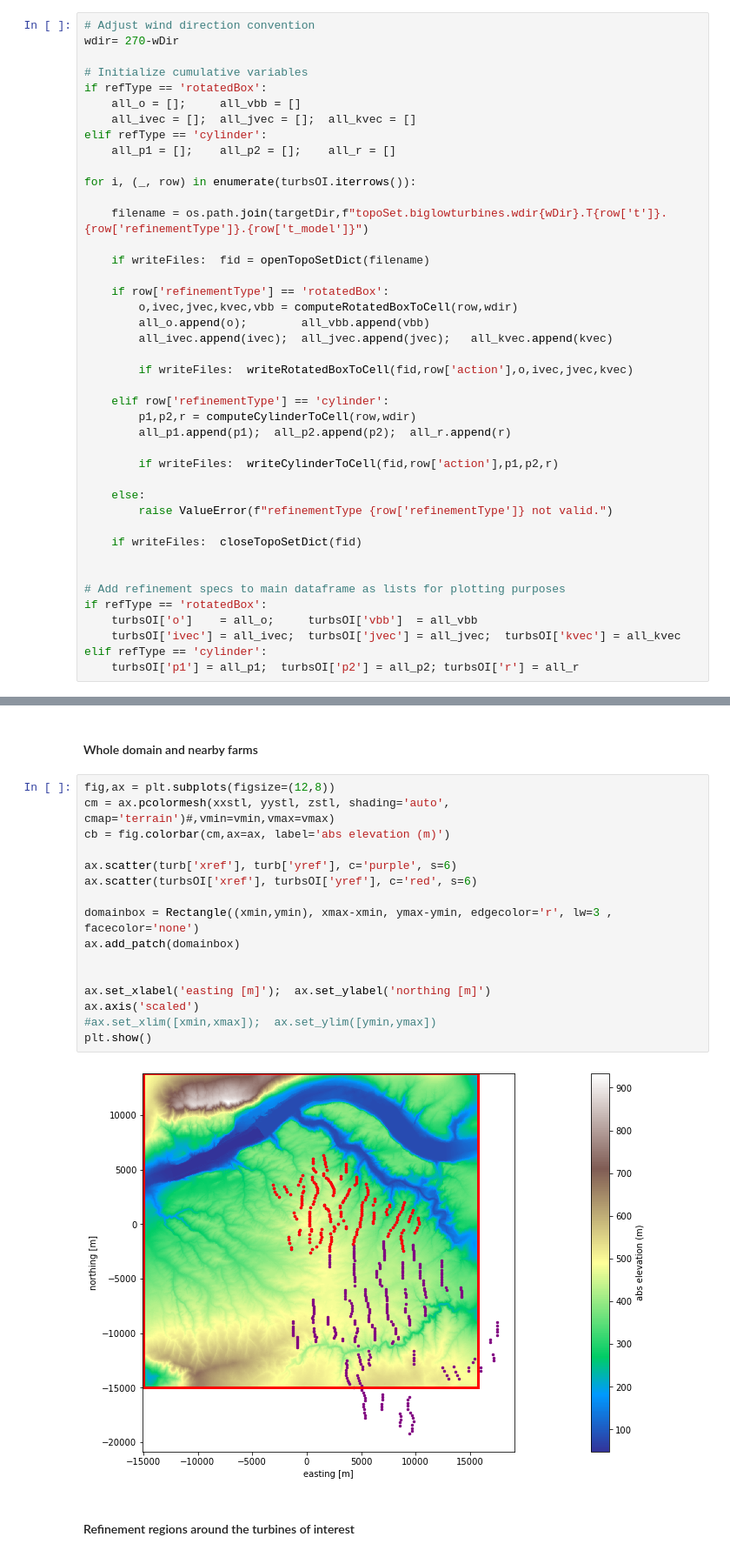
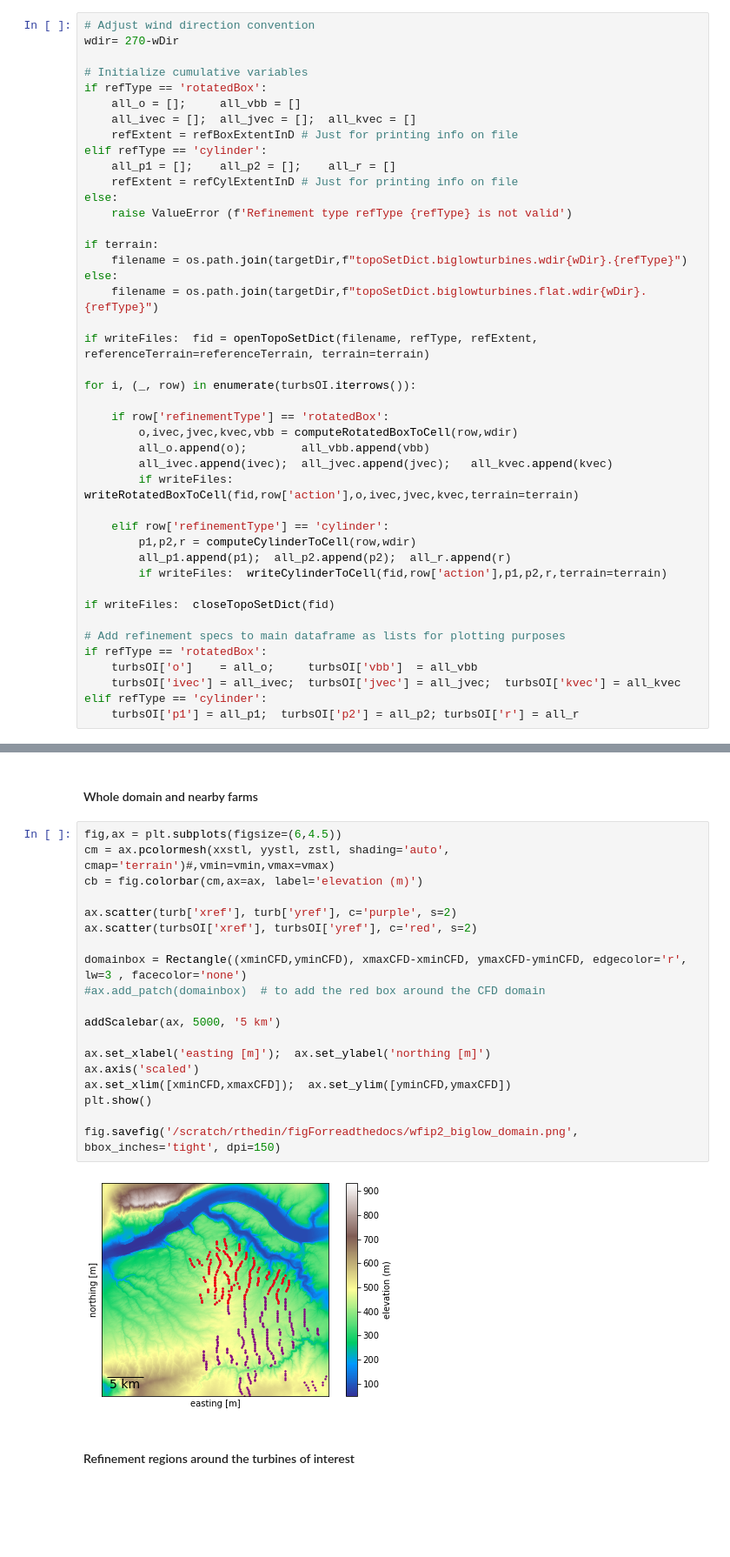
Before and after one commit to rthedin/utilities, a Jupyter notebook: uswtdb2samplingAndRefinementFiles.ipynb, the cells around one changed output, grey strips where cells are left out. Shown at 87% size. Drawn from its saved outputs; the diff is of its cells as text; blank space fills up the shorter version.

```diff
--- a/uswtdb2samplingAndRefinementFiles.ipynb
+++ b/uswtdb2samplingAndRefinementFiles.ipynb
@@ -439,33 +499,34 @@ wdir= 270-wDir
 if refType == 'rotatedBox':
     all_o = [];     all_vbb = []
     all_ivec = [];  all_jvec = [];  all_kvec = []
+    refExtent = refBoxExtentInD # Just for printing info on file
 elif refType == 'cylinder':
     all_p1 = [];    all_p2 = [];    all_r = []
+    refExtent = refCylExtentInD # Just for printing info on file
+else:
+    raise ValueError (f'Refinement type refType {refType} is not valid')
+
+if terrain:
+    filename = os.path.join(targetDir,f"topoSetDict.biglowturbines.wdir{wDir}.{refType}")
+else:
+    filename = os.path.join(targetDir,f"topoSetDict.biglowturbines.flat.wdir{wDir}.{refType}")
+
+if writeFiles:  fid = openTopoSetDict(filename, refType, refExtent, referenceTerrain=referenceTerrain, terrain=terrain)
 
 for i, (_, row) in enumerate(turbsOI.iterrows()):
-
-    filename = os.path.join(targetDir,f"topoSet.biglowturbines.wdir{wDir}.T{row['t']}.{row['refinementType']}.{row['t_model']}")
-
-    if writeFiles:  fid = openTopoSetDict(filename)
 
     if row['refinementType'] == 'rotatedBox':
         o,ivec,jvec,kvec,vbb = computeRotatedBoxToCell(row,wdir)
         all_o.append(o);        all_vbb.append(vbb)
         all_ivec.append(ivec);  all_jvec.append(jvec);   all_kvec.append(kvec)
-
-        if writeFiles:  writeRotatedBoxToCell(fid,row['action'],o,ivec,jvec,kvec)
+        if writeFiles:  writeRotatedBoxToCell(fid,row['action'],o,ivec,jvec,kvec,terrain=terrain)
 
     elif row['refinementType'] == 'cylinder':
         p1,p2,r = computeCylinderToCell(row,wdir)
         all_p1.append(p1);  all_p2.append(p2);  all_r.append(r)
+        if writeFiles:  writeCylinderToCell(fid,row['action'],p1,p2,r,terrain=terrain)
 
-        if writeFiles:  writeCylinderToCell(fid,row['action'],p1,p2,r)
-
-    else:
-        raise ValueError(f"refinementType {row['refinementType']} not valid.")
-
-    if writeFiles:  closeTopoSetDict(fid)
-
+if writeFiles:  closeTopoSetDict(fid)
 
 # Add refinement specs to main dataframe as lists for plotting purposes
 if refType == 'rotatedBox':
@@ -486,23 +547,26 @@ turbsOI.loc[(turbsOI['t_model']=='SWT-2.3-93'),'plt_marker'] = '.'
 # %% [markdown]
 #### Whole domain and nearby farms
 # %%
-fig,ax = plt.subplots(figsize=(12,8))
+fig,ax = plt.subplots(figsize=(6,4.5))
 cm = ax.pcolormesh(xxstl, yystl, zstl, shading='auto', cmap='terrain')#,vmin=vmin,vmax=vmax)
-cb = fig.colorbar(cm,ax=ax, label='abs elevation (m)')
+cb = fig.colorbar(cm,ax=ax, label='elevation (m)')
 
-ax.scatter(turb['xref'], turb['yref'], c='purple', s=6)
-ax.scatter(turbsOI['xref'], turbsOI['yref'], c='red', s=6)
+ax.scatter(turb['xref'], turb['yref'], c='purple', s=2)
+ax.scatter(turbsOI['xref'], turbsOI['yref'], c='red', s=2)
 
-domainbox = Rectangle((xmin,ymin), xmax-xmin, ymax-ymin, edgecolor='r', lw=3 , facecolor='none')
-ax.add_patch(domainbox)
+domainbox = Rectangle((xminCFD,yminCFD), xmaxCFD-xminCFD, ymaxCFD-yminCFD, edgecolor='r', lw=3 , facecolor='none')
+#ax.add_patch(domainbox)  # to add the red box around the CFD domain
 
+addScalebar(ax, 5000, '5 km')
 
 ax.set_xlabel('easting [m]');  ax.set_ylabel('northing [m]')
 ax.axis('scaled')
-#ax.set_xlim([xmin,xmax]);  ax.set_ylim([ymin,ymax])
+ax.set_xlim([xminCFD,xmaxCFD]);  ax.set_ylim([yminCFD,ymaxCFD])
 plt.show()
+
+fig.savefig('/scratch/rthedin/figForreadthedocs/wfip2_biglow_domain.png', bbox_inches='tight', dpi=150)
 # %% [output]
-[figure, old version]
+[figure, new version]
 # %% [markdown]
 #### Refinement regions around the turbines of interest
 # %%
```
Also changed, not shown: parts of 28 cells of this notebook, 5 other files.
